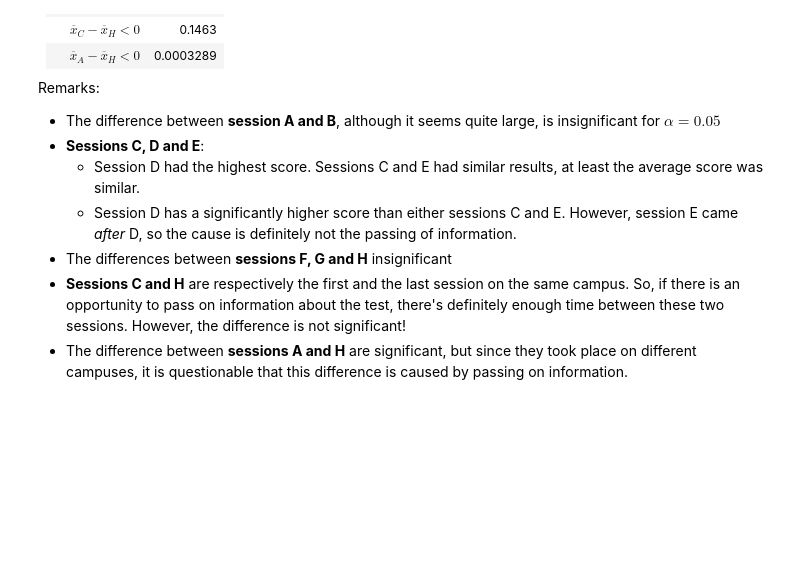
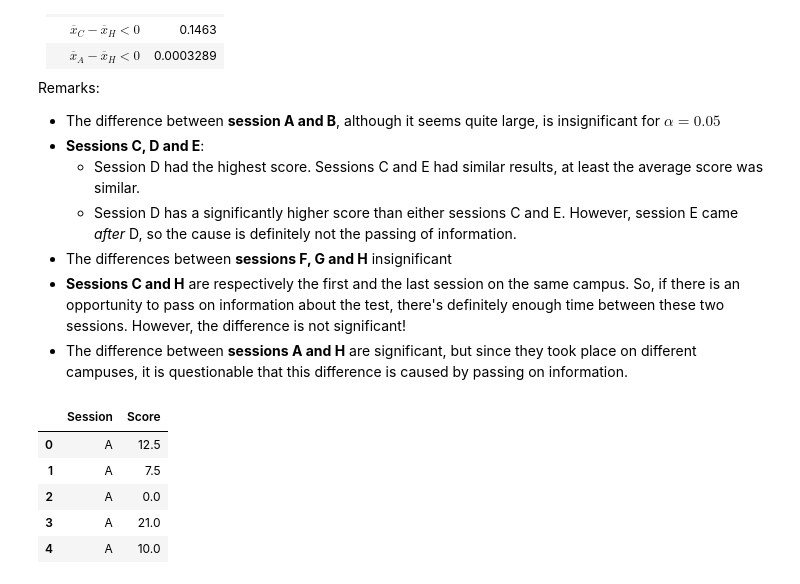
Before and after one commit to TijlS/dsai-labs, a Jupyter notebook: 5-bivariate-qual-quant/lab-5.04-test-results.ipynb, the cells around one changed output. Drawn from its saved outputs; the diff is of its cells as text; code cells hidden in the pictures; blank space fills up the shorter version.

```diff
--- a/5-bivariate-qual-quant/lab-5.04-test-results.ipynb
+++ b/5-bivariate-qual-quant/lab-5.04-test-results.ipynb
@@ -73,3 +73,15 @@ Remarks:
 - The differences between **sessions F, G and H** insignificant
 - **Sessions C and H** are respectively the first and the last session on the same campus. So, if there is an opportunity to pass on information about the test, there's definitely enough time between these two sessions. However, the difference is not significant!
 - The difference between **sessions A and H** are significant, but since they took place on different campuses, it is questionable that this difference is caused by passing on information.
+# %%
+df_scores = pd.read_csv('../data/test-results.csv')
+df_scores = df_scores.fillna(0)
+
+df_scores.head()
+# %% [output]
+|  | Session | Score |
+| 0 | A | 12.5 |
+| 1 | A | 7.5 |
+| 2 | A | 0.0 |
+| 3 | A | 21.0 |
+| 4 | A | 10.0 |
```
Also changed, not shown: parts of 13 cells of this notebook, 5 other files.
